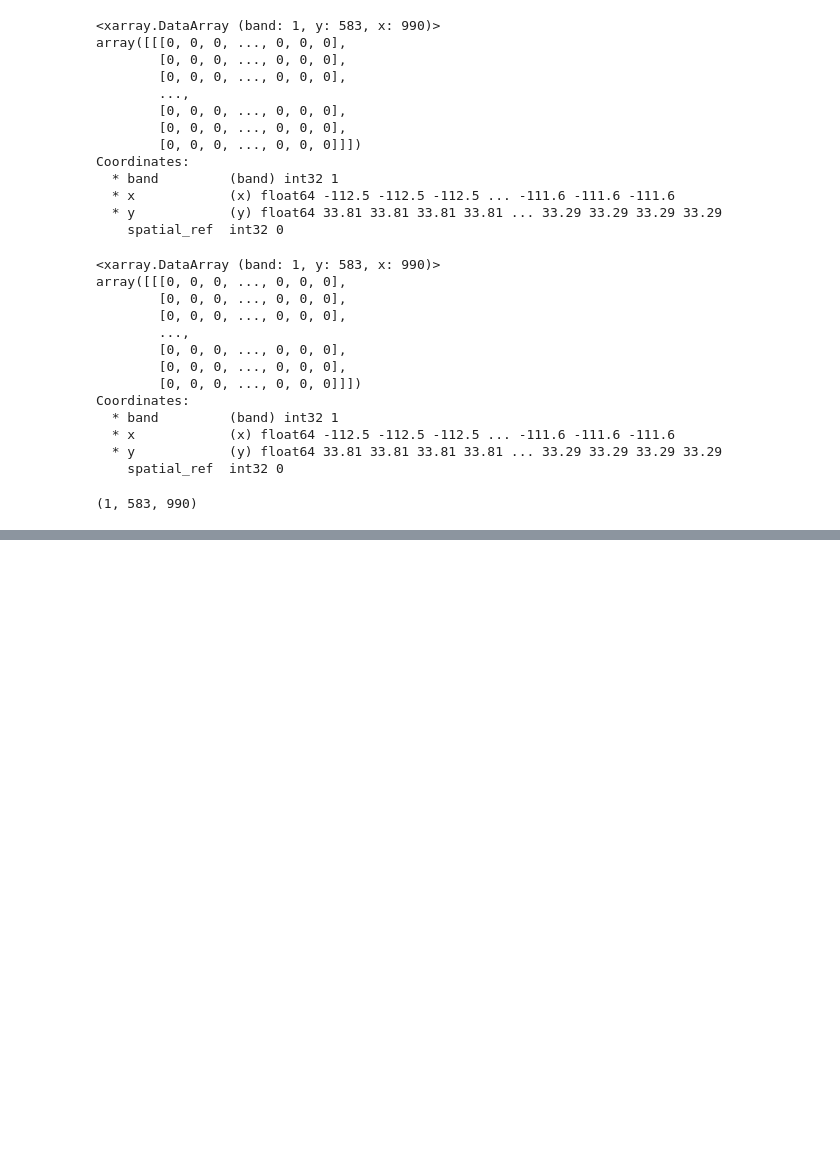
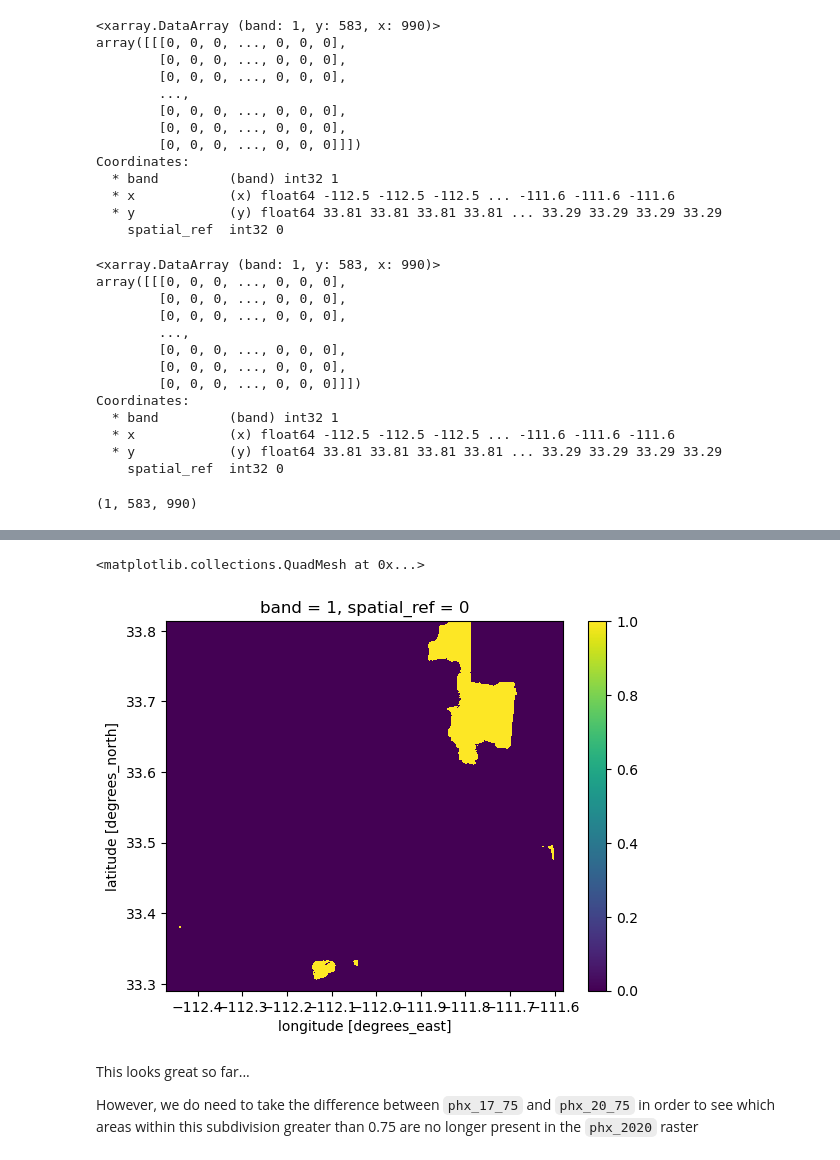
Before and after one commit to mariamkg00/eds-220-bii-phoenix, a Jupyter notebook: biodiversity-phoenix.ipynb, the cells around one changed output, grey strips where cells are left out. Drawn from its saved outputs; the diff is of its cells as text; code cells hidden in the pictures; blank space fills up the shorter version.

```diff
--- a/biodiversity-phoenix.ipynb
+++ b/biodiversity-phoenix.ipynb
@@ -281,0 +291,10 @@ phx_20_75.shape
+# %%
+# plotting to see which areas in the phx_17_75 have BII values of greater than or equal to 0.75
+phx_17_75.plot()
+# %% [output]
+<matplotlib.collections.QuadMesh at 0x...>
+[figure, added]
+# %% [markdown]
+This looks great so far...
+
+However, we do need to take the difference between `phx_17_75` and `phx_20_75` in order to see which areas within this subdivision greater than 0.75 are no longer present in the `phx_2020` raster
```
Also changed, not shown: parts of 5 cells of this notebook.
